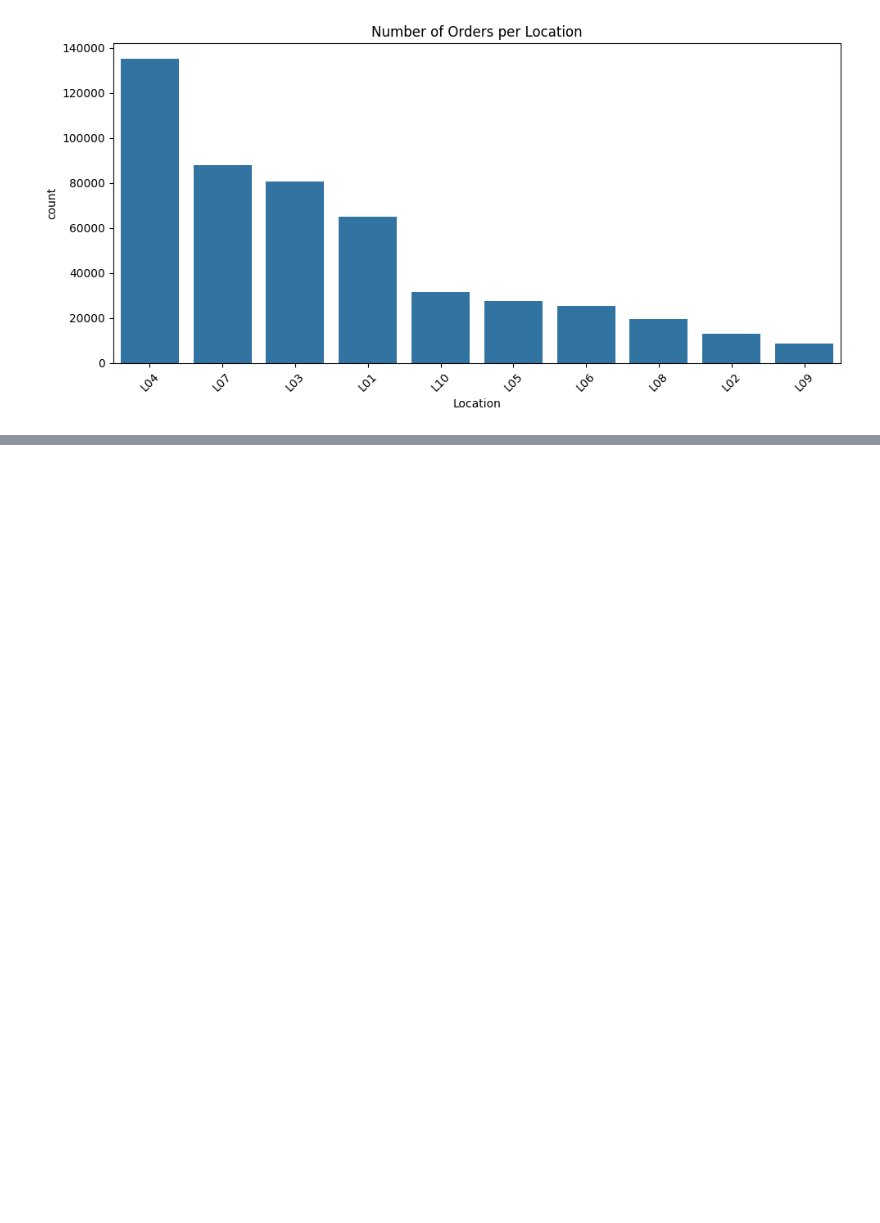
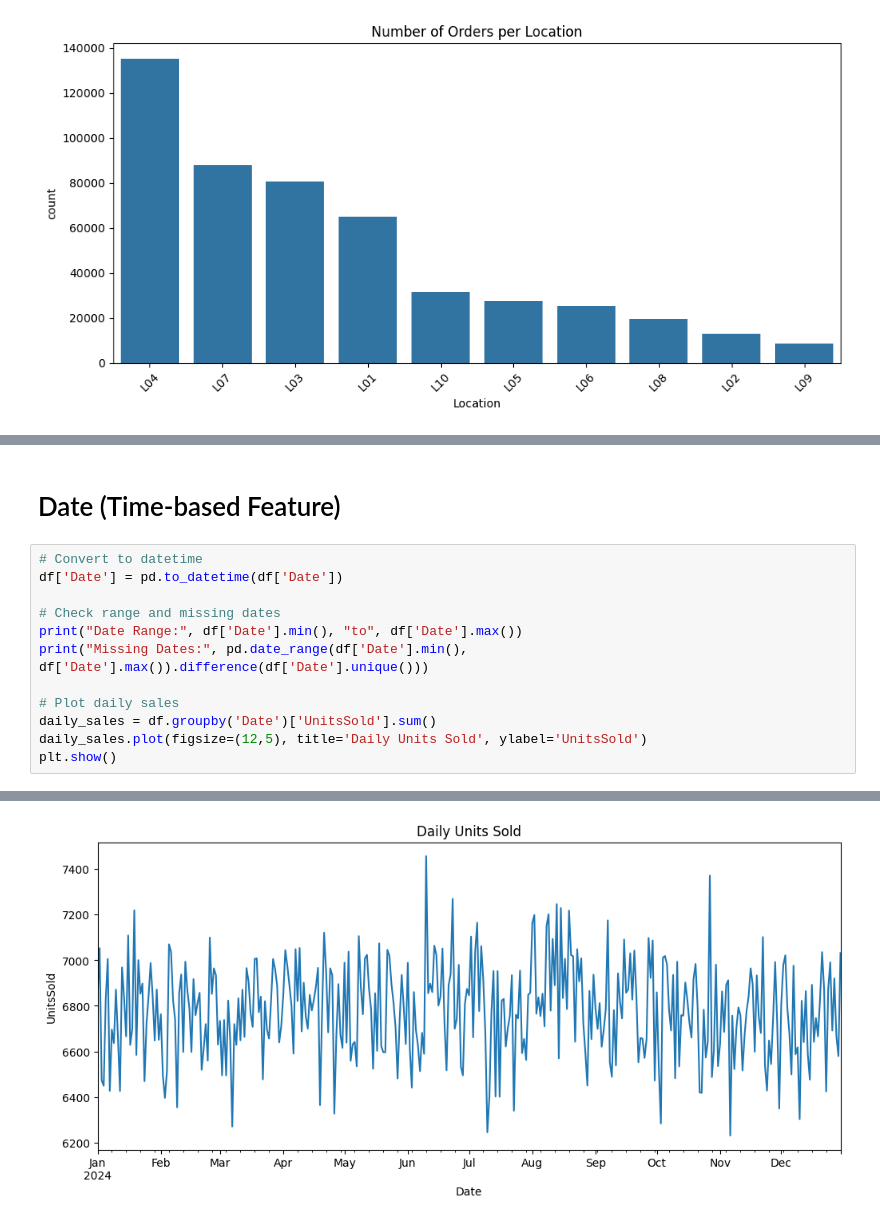
Before and after one commit to sachinn854/Product-Demand-Forecasting, a Jupyter notebook: EDA/sale_data.ipynb, the cells around one changed output, grey strips where cells are left out. Drawn from its saved outputs; the diff is of its cells as text; blank space fills up the shorter version.

```diff
--- a/EDA/sale_data.ipynb
+++ b/EDA/sale_data.ipynb
@@ -58,0 +109,15 @@ plt.show()
+# %% [markdown]
+# Date (Time-based Feature)
+# %%
+# Convert to datetime
+df['Date'] = pd.to_datetime(df['Date'])
+
+# Check range and missing dates
+print("Date Range:", df['Date'].min(), "to", df['Date'].max())
+print("Missing Dates:", pd.date_range(df['Date'].min(), df['Date'].max()).difference(df['Date'].unique()))
+
+# Plot daily sales
+daily_sales = df.groupby('Date')['UnitsSold'].sum()
+daily_sales.plot(figsize=(12,5), title='Daily Units Sold', ylabel='UnitsSold')
+plt.show()
+# %% [output]
@@ -58,0 +126 @@ plt.show()
+[figure, added]
```
Also changed, not shown: parts of 7 cells of this notebook, 3 other files.
